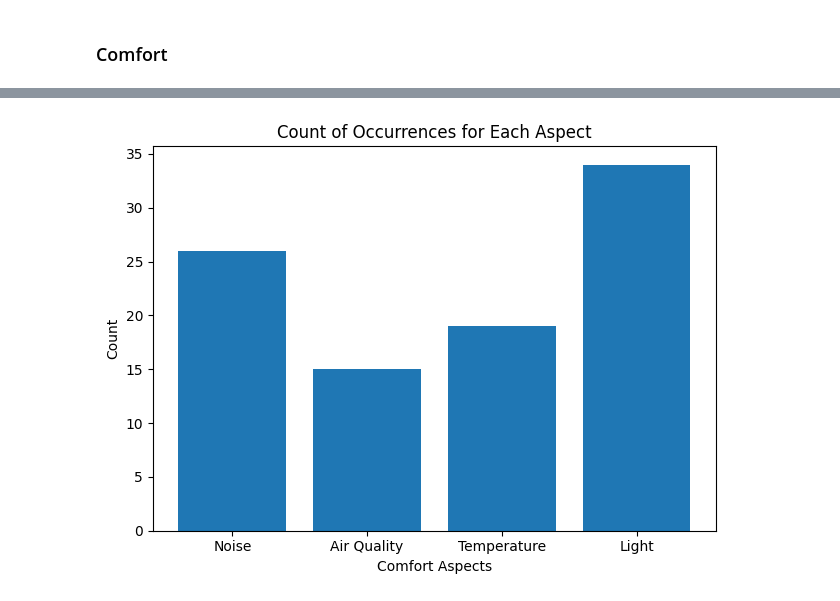
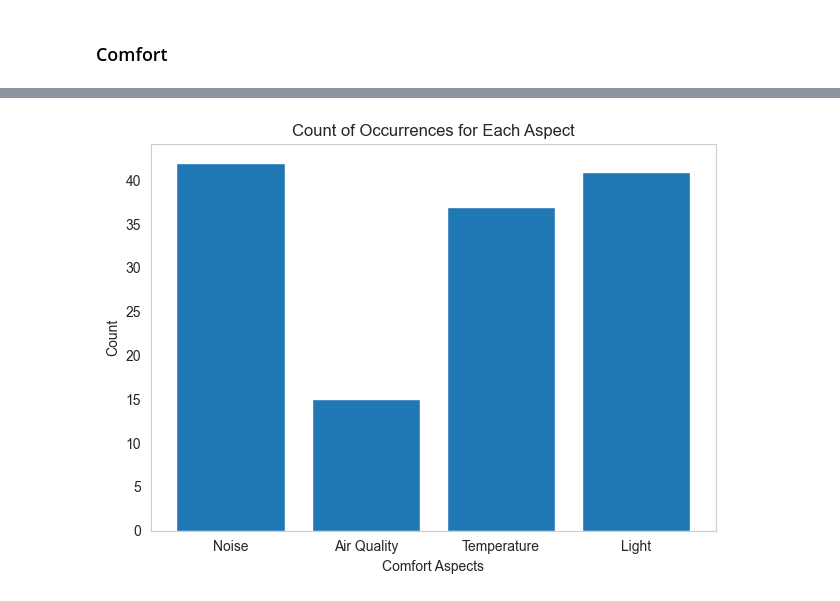
Before and after one commit to shrutirao94/language-comfort-emotions, a Jupyter notebook: sentiment-analysis.ipynb, the cells around one changed output, grey strips where cells are left out. Cells and saved outputs as stored; diff of their text form; code cells hidden in the pictures.

```diff
--- a/sentiment-analysis.ipynb
+++ b/sentiment-analysis.ipynb
@@ -476,3 +497,29 @@ stemmer = PorterStemmer()
 
 # Stemmed versions of aspects
 # comfort_aspect = [stemmer.stem(aspect) for aspect in comfort_aspect]
+# %%
+stemmed_comfort_aspect = {}
+for aspect, words in comfort_aspect.items():
+    stemmed_words = [stemmer.stem(word) for word in words]
+    stemmed_comfort_aspect[aspect] = stemmed_words
+# %%
+def extract_context(text, aspect, window_size=3):
+    tokens = word_tokenize(text)
+    stemmed_tokens = [stemmer.stem(token) for token in tokens]
+
+    aspect_indices = [i for i, token in enumerate(stemmed_tokens) if token == aspect]
+
+    contexts = []
+
+    for token in stemmed_tokens:
+        if token in stemmed_comfort_aspect[aspect]:
+            start_index = max(0, stemmed_tokens.index(token) - 3)
+            end_index = min(len(stemmed_tokens), stemmed_tokens.index(token) + 4)
+            context = ' '.join(tokens[start_index:end_index])
+            contexts.append(context)
+
+    return contexts
+# %%
+for aspect in stemmed_comfort_aspect:
+    aspect_column = []
+    df[aspect] = df['comfort'].apply(lambda x: extract_context(x, aspect))
@@ -495,5 +570,5 @@ def extract_context(text, aspect, window_size=3):
 # %%
-# Extract aspect contexts and create a new column in the dataframe
-for aspect in comfort_aspect:
-    stemmed_aspect = stemmer.stem(aspect)
-    df[aspect + '_context'] = df['comfort'].apply(lambda x: extract_context(x, stemmed_aspect))
+# # Extract aspect contexts and create a new column in the dataframe
+# for aspect in comfort_aspect:
+#     stemmed_aspect = stemmer.stem(aspect)
+#     df[aspect + '_context'] = df['comfort'].apply(lambda x: extract_context(x, stemmed_aspect))
@@ -516,18 +575,18 @@ df
 # %%
 # Count occurrences of each aspect
-aspect_counts = df[['noise_context', 'air_context', 'temperature_context', 'light_context']].apply(lambda column: column.astype(bool).sum(), axis=0)
+aspect_counts = df[['noise', 'air', 'temperature', 'light']].apply(lambda column: column.astype(bool).sum(), axis=0)
 
 custom_ticks = ['Noise', 'Air Quality', 'Temperature', 'Light']
 
 # Plot the aspect occurrences
 plt.bar(aspect_counts.index, aspect_counts.values)
 plt.xlabel('Comfort Aspects')
 plt.ylabel('Count')
 plt.title('Count of Occurrences for Each Aspect')
 plt.xticks(aspect_counts.index, custom_ticks)
 plt.tight_layout()
 plt.savefig('plots/comfort-aspect-occurances-count.jpg',
             dpi=300, bbox_inches='tight')
 # %% [output]
-[figure, old version]
+[figure, new version]
 # %%
```
Also changed, not shown: parts of 13 cells of this notebook.
